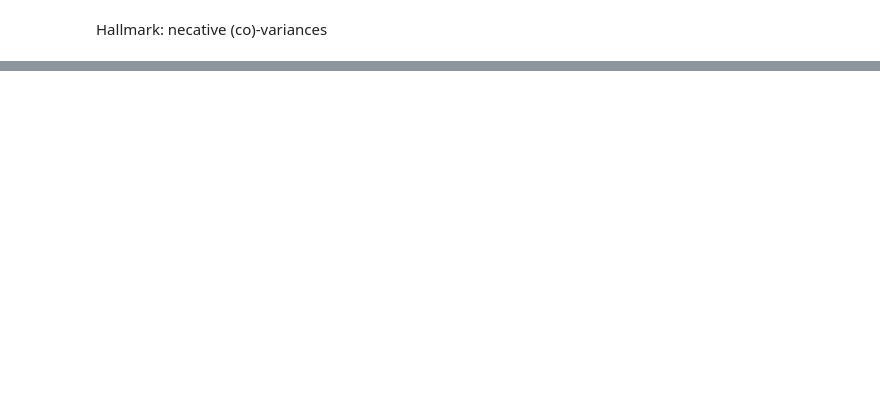
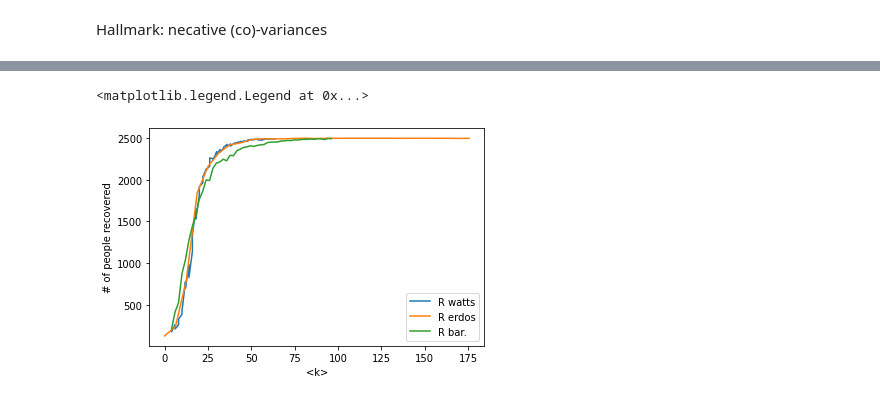
Before and after one commit to JaccovanWijk/CLSIntro2, a Jupyter notebook: Assignment 2.ipynb, the cells around one changed output, grey strips where cells are left out. Cells and saved outputs as stored; diff of their text form; code cells hidden in the pictures; blank space fills up the shorter version.

```diff
--- a/Assignment 2.ipynb
+++ b/Assignment 2.ipynb
@@ -656,0 +996,12 @@ plt.show()
+# %%
+plt.figure()
+plt.xlabel('<k>')
+plt.ylabel('# of people recovered')
+plt.plot(k_avg_watts, R_list_watts, label='R watts')
+plt.plot(k_avg_erdos, R_list_erdos, label='R erdos')
+plt.plot(k_avg_barabasi, R_list_barabasi, label='R bar.')
+plt.savefig("figs/Recovered_all", dpi=400)
+plt.legend()
+# %% [output]
+<matplotlib.legend.Legend at 0x...>
+[figure, added]
```
Also changed, not shown: parts of 36 cells of this notebook.
